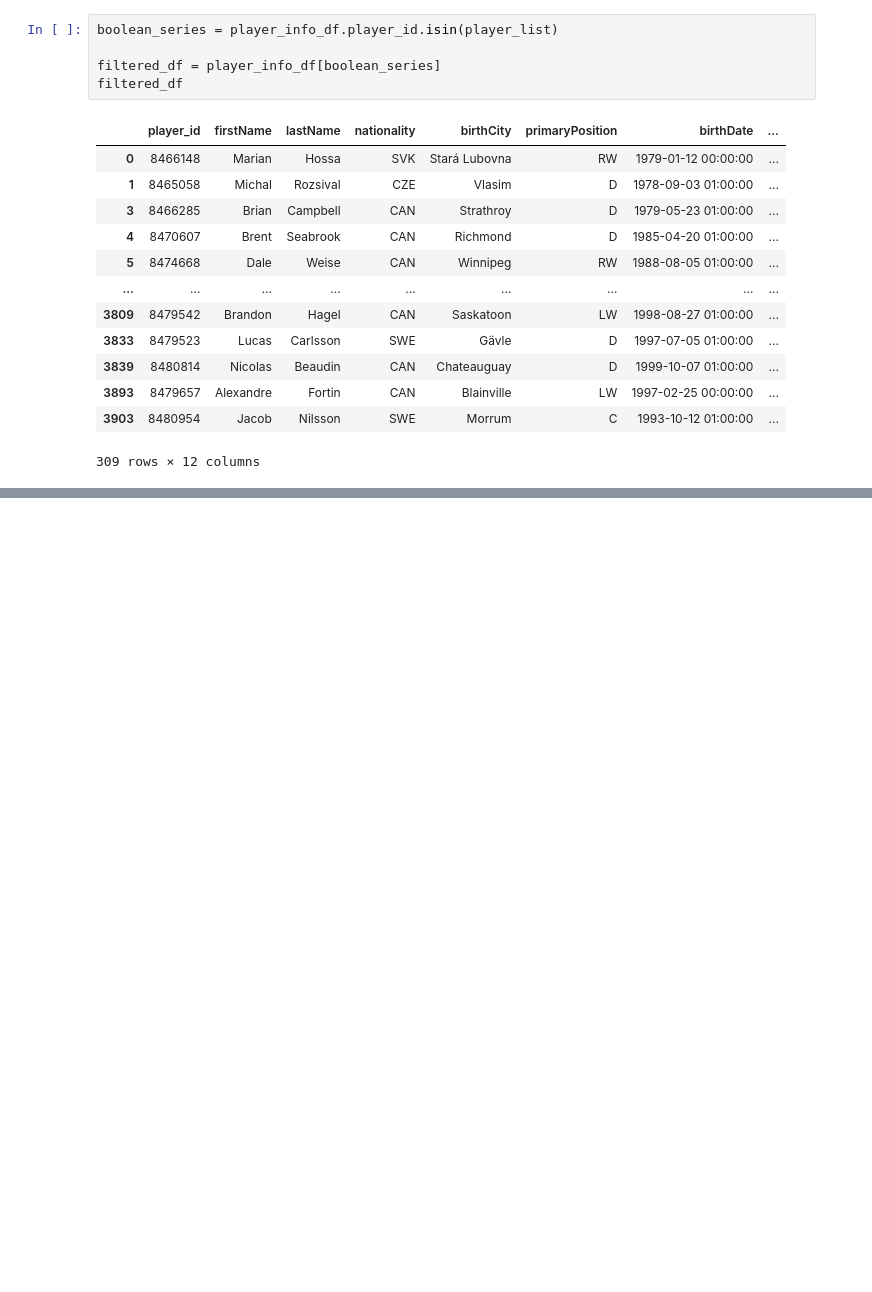
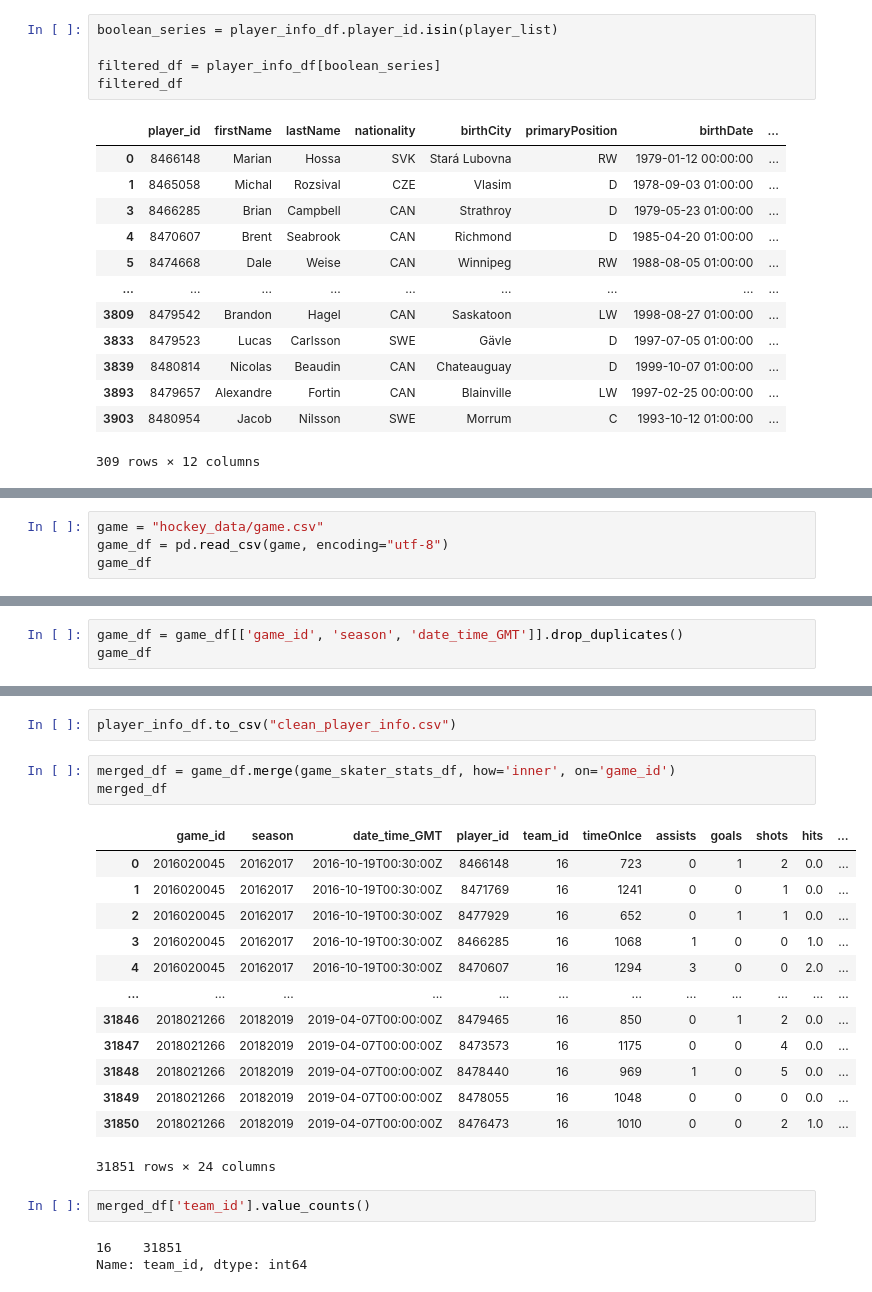
Before and after one commit to BrianMcLane/Project_Hockey, a Jupyter notebook: data_cleaning.ipynb, the cells around one changed output, grey strips where cells are left out. Drawn from its saved outputs; the diff is of its cells as text; blank space fills up the shorter version.

```diff
--- a/data_cleaning.ipynb
+++ b/data_cleaning.ipynb
@@ -150,0 +286,4 @@ filtered_df
+# %%
+game = "hockey_data/game.csv"
+game_df = pd.read_csv(game, encoding="utf-8")
+game_df
@@ -150,0 +304,3 @@ filtered_df
+# %%
+game_df = game_df[['game_id', 'season', 'date_time_GMT']].drop_duplicates()
+game_df
@@ -150,0 +356,24 @@ filtered_df
+# %%
+player_info_df.to_csv("clean_player_info.csv")
+# %%
+merged_df = game_df.merge(game_skater_stats_df, how='inner', on='game_id')
+merged_df
+# %% [output]
+|  | game_id | season | date_time_GMT | player_id | team_id | timeOnIce | assists | goals | shots | hits | ... |
+| 0 | 2016020045 | 20162017 | 2016-10-19T00:30:00Z | 8466148 | 16 | 723 | 0 | 1 | 2 | 0.0 | ... |
+| 1 | 2016020045 | 20162017 | 2016-10-19T00:30:00Z | 8471769 | 16 | 1241 | 0 | 0 | 1 | 0.0 | ... |
+| 2 | 2016020045 | 20162017 | 2016-10-19T00:30:00Z | 8477929 | 16 | 652 | 0 | 1 | 1 | 0.0 | ... |
+| 3 | 2016020045 | 20162017 | 2016-10-19T00:30:00Z | 8466285 | 16 | 1068 | 1 | 0 | 0 | 1.0 | ... |
+| 4 | 2016020045 | 20162017 | 2016-10-19T00:30:00Z | 8470607 | 16 | 1294 | 3 | 0 | 0 | 2.0 | ... |
+| ... | ... | ... | ... | ... | ... | ... | ... | ... | ... | ... | ... |
+| 31846 | 2018021266 | 20182019 | 2019-04-07T00:00:00Z | 8479465 | 16 | 850 | 0 | 1 | 2 | 0.0 | ... |
+| 31847 | 2018021266 | 20182019 | 2019-04-07T00:00:00Z | 8473573 | 16 | 1175 | 0 | 0 | 4 | 0.0 | ... |
+| 31848 | 2018021266 | 20182019 | 2019-04-07T00:00:00Z | 8478440 | 16 | 969 | 1 | 0 | 5 | 0.0 | ... |
+| 31849 | 2018021266 | 20182019 | 2019-04-07T00:00:00Z | 8478055 | 16 | 1048 | 0 | 0 | 0 | 0.0 | ... |
+| 31850 | 2018021266 | 20182019 | 2019-04-07T00:00:00Z | 8476473 | 16 | 1010 | 0 | 0 | 2 | 1.0 | ... |
+31851 rows × 24 columns
+# %%
+merged_df['team_id'].value_counts()
+# %% [output]
+16    31851
+Name: team_id, dtype: int64
```
Also changed, not shown: parts of 19 cells of this notebook.
